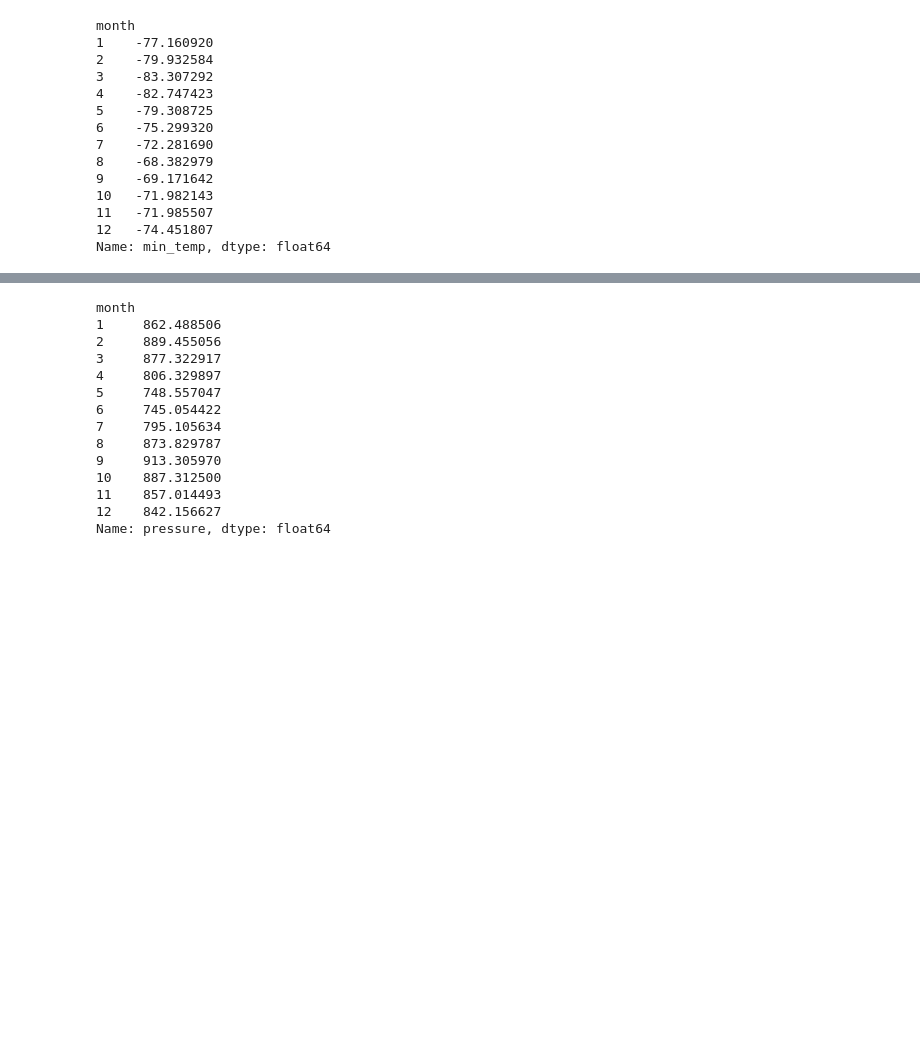
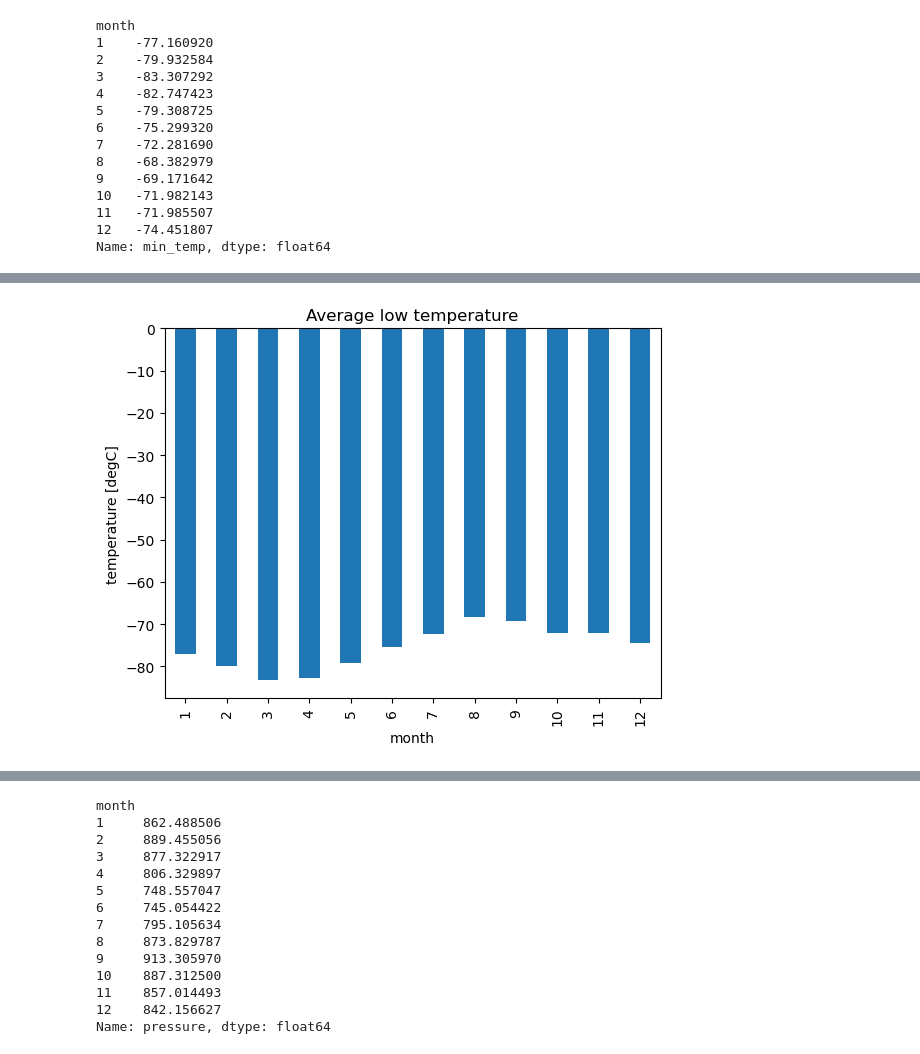
Before and after one commit to benoitchamot/MarsScraping, a Jupyter notebook: part_2_mars_weather.ipynb, the cells around one changed output, grey strips where cells are left out. Cells and saved outputs as stored; diff of their text form; code cells hidden in the pictures; blank space fills up the shorter version.

Commit message:
Complete data analysis. Create a directory to export plots as png. Export all plots from analysis as png. Fixed errors in CSV creation and loading code.

```diff
--- a/part_2_mars_weather.ipynb
+++ b/part_2_mars_weather.ipynb
@@ -152,0 +160,21 @@ clean_weather_df.to_csv(csvfile)
+# %%
+try:
+    csvfile = Path('Cleaned_Data/clean_weather_data.csv')
+    weather_df = pd.read_csv(csvfile)
+    print('DataFrame succesfully loaded. Please proceed.')
+
+    # Change data types for data analysis
+    # Numerical types
+    clean_weather_df = weather_df.astype({'sol': 'int',
+                                    'ls': 'int',
+                                    'month': 'int',
+                                    'min_temp': 'float',
+                                    'pressure': 'float'})
+
+    # Datetime types
+    clean_weather_df['terrestrial_date'] = pd.to_datetime(weather_df['terrestrial_date'], format='%Y-%m-%d')
+
+    display(clean_weather_df)
+except Exception as inst:
+    print(f"Error: {inst}")
+    print('Pleae restart the kernel and run all cells in this notebook.')
@@ -189,5 +240,7 @@ Name: month, dtype: int64
 # %%
 # 3. What is the average low temperature by month?
+avg_temp_per_month = clean_weather_df.groupby(['month']).mean('min_temp')['min_temp']
+avg_temp_per_month
 # %% [output]
 month
 1    -77.160920
@@ -213,0 +259,11 @@ Name: min_temp, dtype: float64
+# %%
+# Plot the average temperature by month
+avg_temp_per_month.plot.bar('min_temp', title = 'Average low temperature', ylabel = 'temperature [degC]')
+
+# Save image as PNG
+plt.savefig('Output/avg_temp_per_month.png')
+
+# Show plot
+plt.show()
+# %% [output]
+[figure, added]
```
Also changed, not shown: parts of 18 cells of this notebook, 6 other files.
